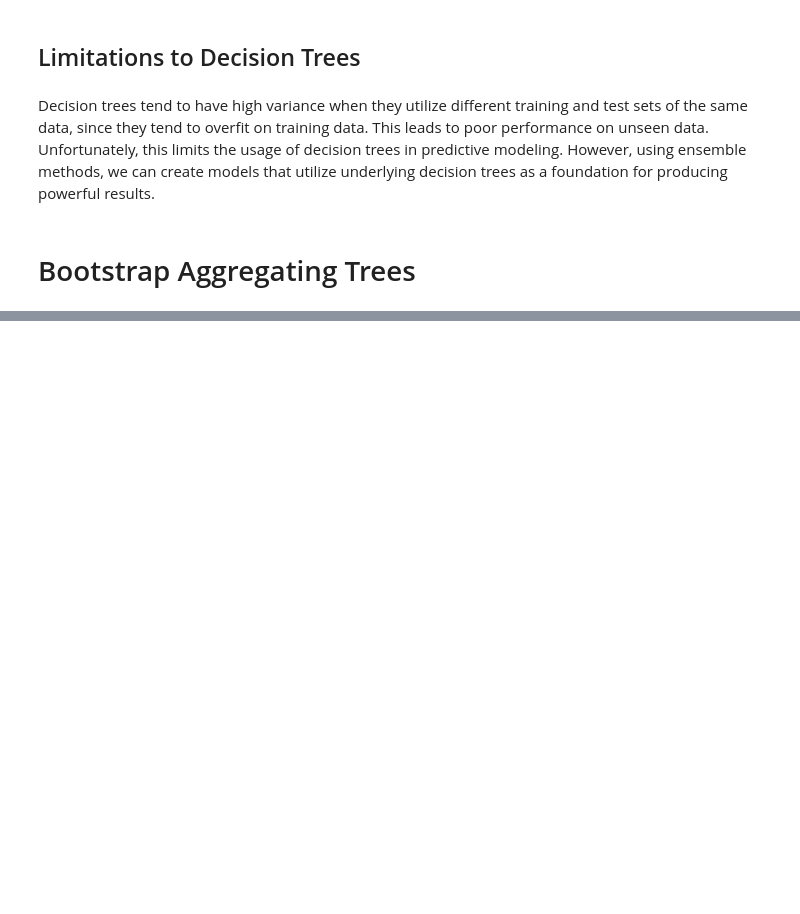
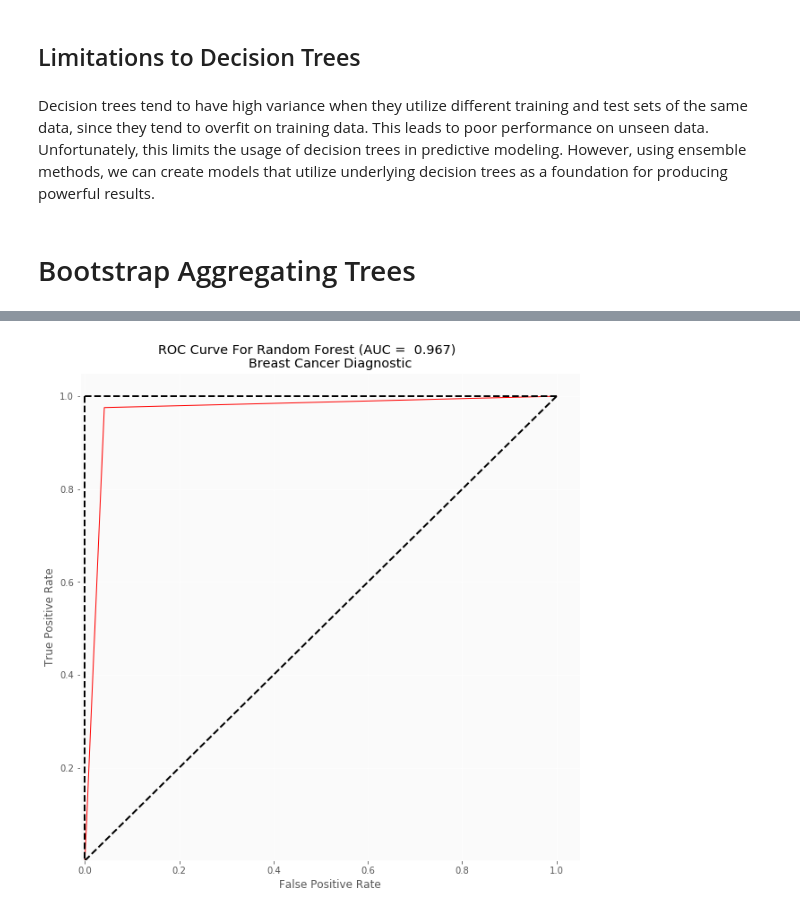
Before and after one commit to atlas-github/Lots_of_Useful_Code, a Jupyter notebook: Introduction_to_Random_Forests.ipynb, the cells around one changed output, grey strips where cells are left out. Saved outputs shown, nothing was run; the diff lists cells and outputs as text; code cells hidden in the pictures; blank space fills up the shorter version.

```diff
--- a/Introduction_to_Random_Forests.ipynb
+++ b/Introduction_to_Random_Forests.ipynb
@@ -26,0 +588,2 @@ Decision trees tend to have high variance when they utilize different training a
+# %%
+predictions_rf = fit_rf.predict(test_set)
@@ -26,0 +630,6 @@ Decision trees tend to have high variance when they utilize different training a
+# %%
+fpr2, tpr2, _ = roc_curve(predictions_rf,
+                      test_class_set)
+predictions_prob = fit_rf.predict_proba(test_set)[:, 1]
+# %%
+auc_rf = auc(fpr2, tpr2)
@@ -26,0 +694,6 @@ Decision trees tend to have high variance when they utilize different training a
+# %%
+plot_roc_curve(fpr2, tpr2, auc_rf, 'rf',
+           xlim=(-0.01, 1.05),
+           ylim=(0.001, 1.05))
+# %% [output]
+[figure, added]
```
Also changed, not shown: parts of 99 cells of this notebook.
